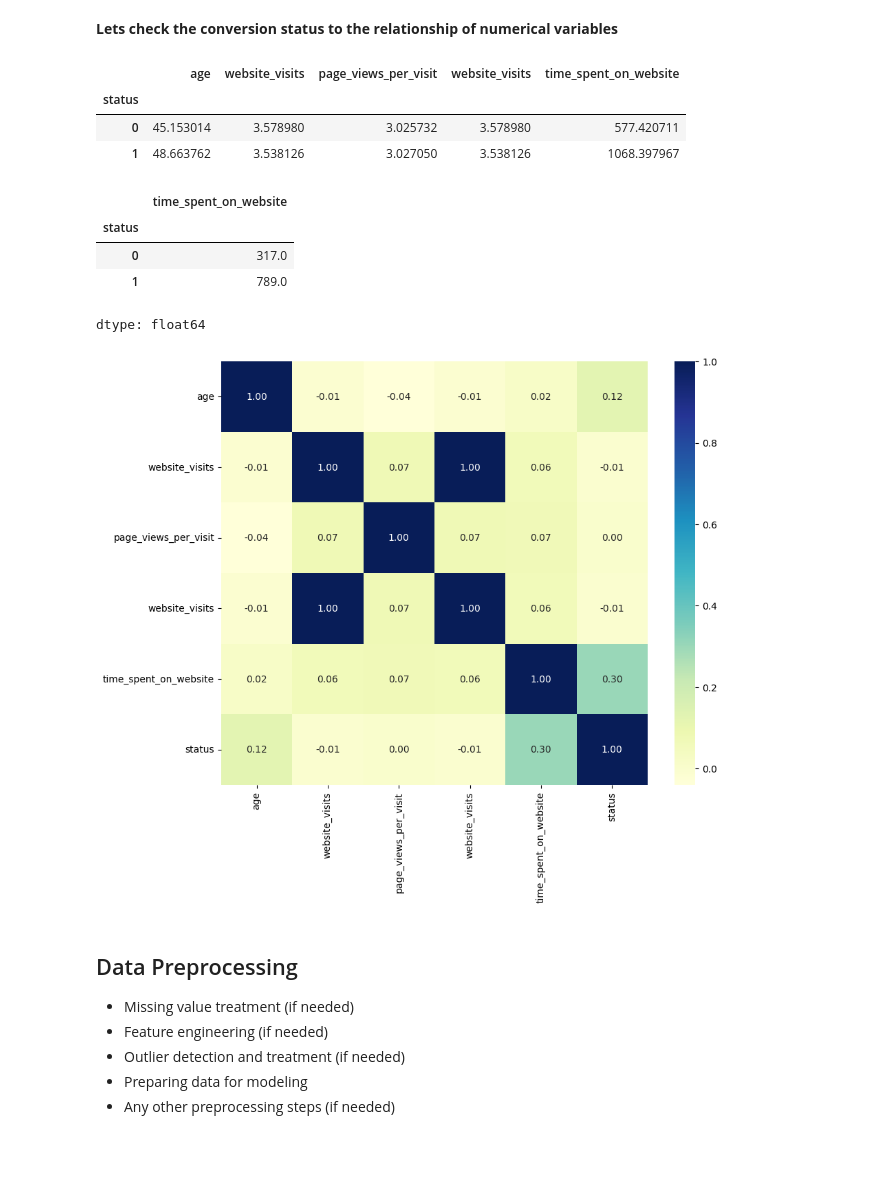
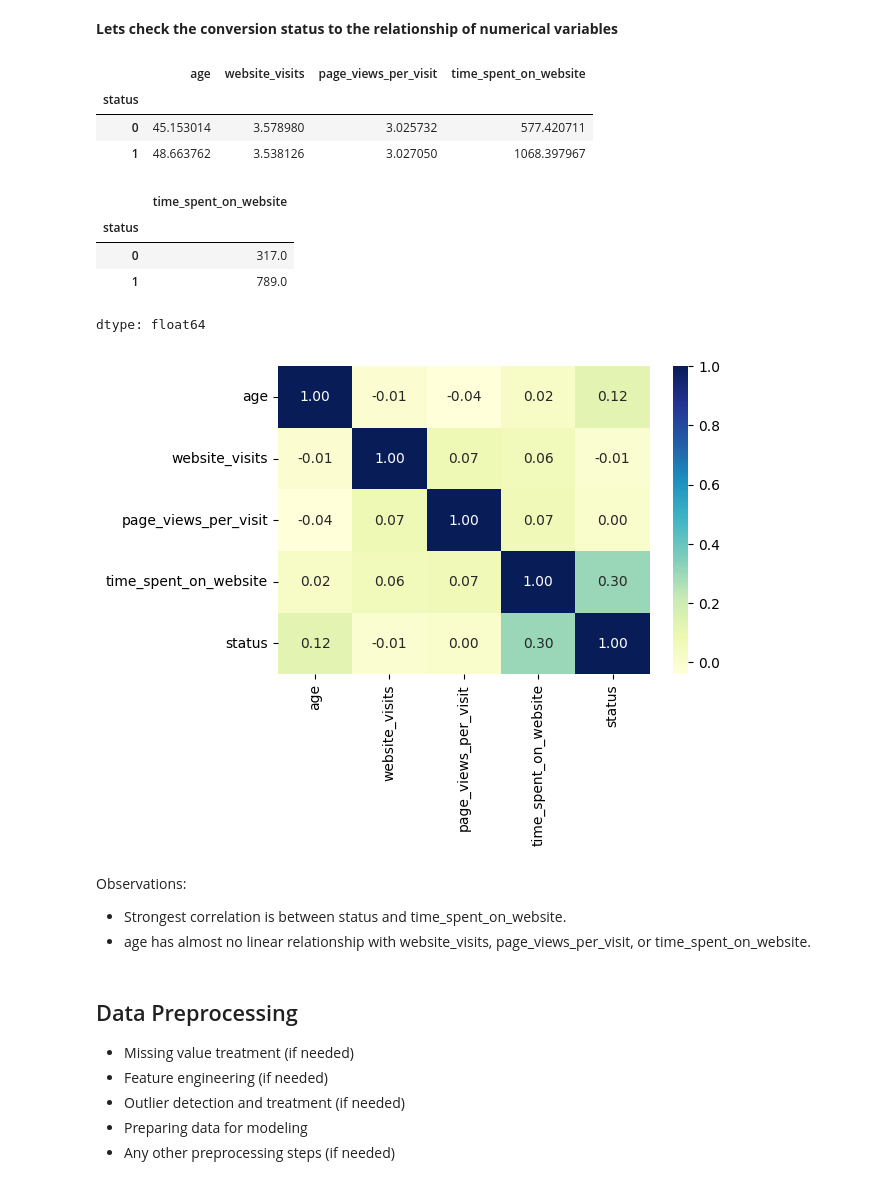
Before and after one commit to emailtosanj/ADSP_LAIEDM, a Jupyter notebook: adsp_laiedm/elective_projects/potential_customers_prediction/Learner_Notebook_Full_Code_Version_Potential_Customers_Prediction.ipynb, the cells around one changed output. Saved outputs shown, nothing was run; the diff lists cells and outputs as text; code cells hidden in the pictures; blank space fills up the shorter version.

```diff
--- a/adsp_laiedm/elective_projects/potential_customers_prediction/Learner_Notebook_Full_Code_Version_Potential_Customers_Prediction.ipynb
+++ b/adsp_laiedm/elective_projects/potential_customers_prediction/Learner_Notebook_Full_Code_Version_Potential_Customers_Prediction.ipynb
@@ -523,14 +500,13 @@ dtype: float64
 # %% [markdown]
 **Lets check the conversion status to the relationship of numerical variables**
 # %%
-num_cols = ['age', 'website_visits', 'page_views_per_visit', 'website_visits',
-            'time_spent_on_website',]
+num_cols = ['age', 'website_visits', 'page_views_per_visit', 'time_spent_on_website',]
 df.groupby('status')[num_cols].mean()
 # %% [output]
-|  | age | website_visits | page_views_per_visit | website_visits | time_spent_on_website |
-| status |  |  |  |  |  |
-| 0 | 45.153014 | 3.578980 | 3.025732 | 3.578980 | 577.420711 |
-| 1 | 48.663762 | 3.538126 | 3.027050 | 3.538126 | 1068.397967 |
+|  | age | website_visits | page_views_per_visit | time_spent_on_website |
+| status |  |  |  |  |
+| 0 | 45.153014 | 3.578980 | 3.025732 | 577.420711 |
+| 1 | 48.663762 | 3.538126 | 3.027050 | 1068.397967 |
 # %%
 #50% percentile of time spent by a lead on website -
 # 50% leads spend 317 secs at the website
@@ -545,12 +521,16 @@ dtype: float64
 # %%
 #Relation between different numerical varaibles - correlation
 num_cols.append('status')
-plt.figure(figsize=(10, 8))
+plt.figure(figsize=(6, 4))
 # sns.heatmap(df[num_cols].corr(), annot=True, cmap='coolwarm')
 sns.heatmap(df[num_cols].corr(), annot = True, fmt = '0.2f', cmap = 'YlGnBu')
 plt.show()
 # %% [output]
-[figure, old version]
+[figure, new version]
+# %% [markdown]
+Observations:
+* Strongest correlation is between status and time_spent_on_website.
+* age has almost no linear relationship with website_visits, page_views_per_visit, or time_spent_on_website.
 # %% [markdown]
 ## Data Preprocessing
 
```
Also changed, not shown: parts of 18 cells of this notebook.
